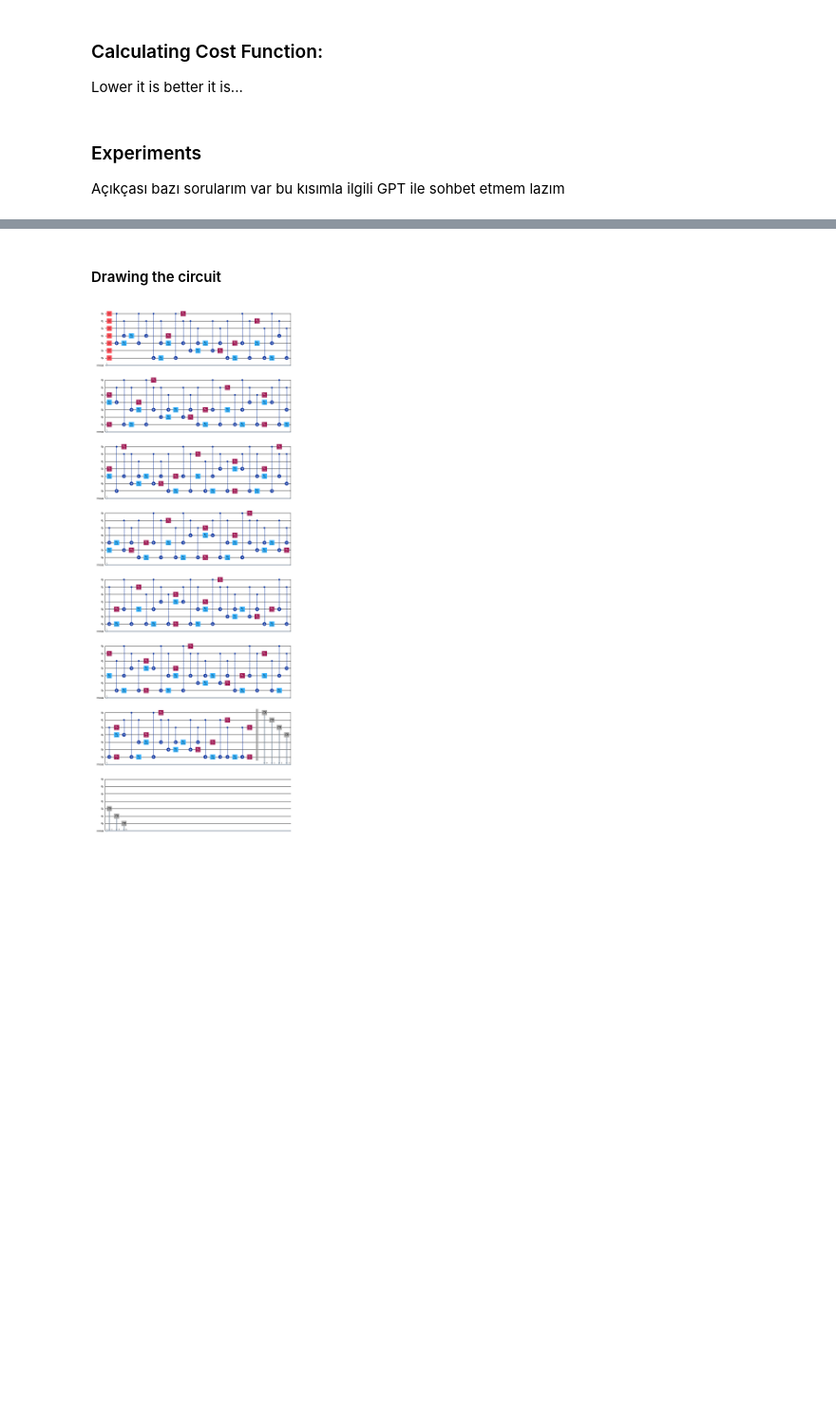
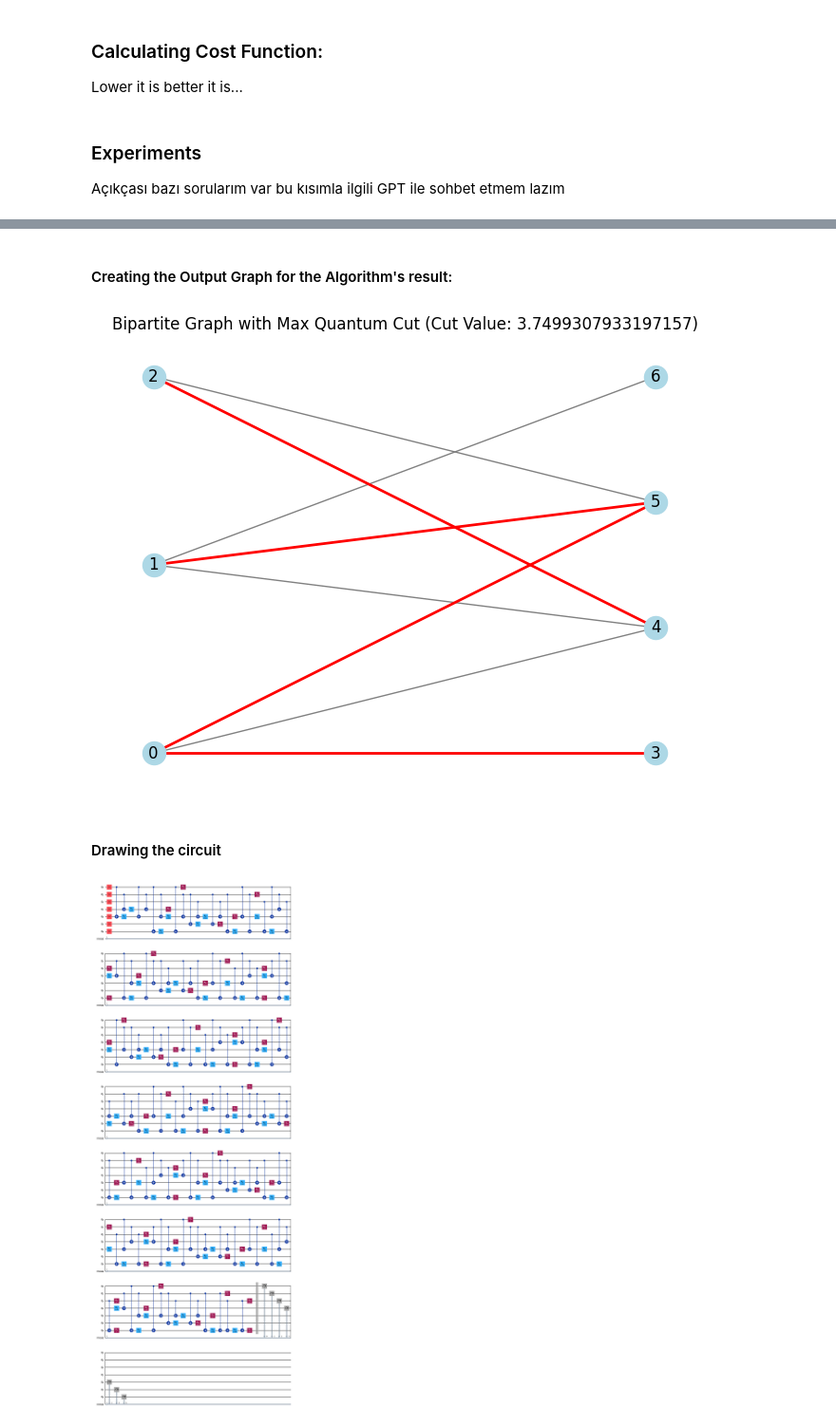
Before and after one commit to yagizdas/prototype, a Jupyter notebook: Template.ipynb, the cells around one changed output, grey strips where cells are left out. Shown at 95% size. Saved outputs shown, nothing was run; the diff lists cells and outputs as text; code cells hidden in the pictures; blank space fills up the shorter version.

```diff
--- a/Template.ipynb
+++ b/Template.ipynb
@@ -299,3 +342,41 @@ plot_histogram(counts, figsize=(10, 5), bar_labels=False)
+# %% [markdown]
+#### Creating the Output Graph for the Algorithm's result:
+# %%
+max_cut_value = max(cut_quantum)
+max_cut_index = cut_quantum.index(max_cut_value)
+
+# Step 2: Retrieve the corresponding bitstring
+max_cut_bitstring = quantum_preds[76]
+
+# Step 3: Visualize the bipartite graph
+# Define the donor and recipient nodes
+
+# Define the bipartite graph (assuming it was already created)
+F = nx.Graph()
+F.add_nodes_from(range(donors), bipartite=0)
+F.add_nodes_from(range(donors, donors + recipients), bipartite=1)
+F.add_edges_from(G.edges())
+
+# Prepare node sets for visualization
+donor_nodes = set(range(donors))
+recipient_nodes = set(range(recipients))
+
+# Determine the edges that are "cut" based on the bitstring
+cut_edges = []
+for u, v in F.edges():
+    if (u in max_cut_bitstring and v not in max_cut_bitstring) or (u not in max_cut_bitstring and v in max_cut_bitstring):
+        cut_edges.append((u, v))
+
+# Draw the graph
+pos = nx.bipartite_layout(F, donor_nodes)
+nx.draw(F, pos, with_labels=True, node_color="lightblue", edge_color="gray")
+nx.draw_networkx_edges(F, pos, edgelist=cut_edges, edge_color="red", width=2)  # Highlight the cut edges
+
+# Show the plot
+plt.title(f'Bipartite Graph with Max Quantum Cut (Cut Value: {max_cut_value})')
+plt.show()
+# %% [output]
+[figure, added]
 # %% [markdown]
 #### Drawing the circuit
 # %%
```
Also changed, not shown: parts of 15 cells of this notebook.
